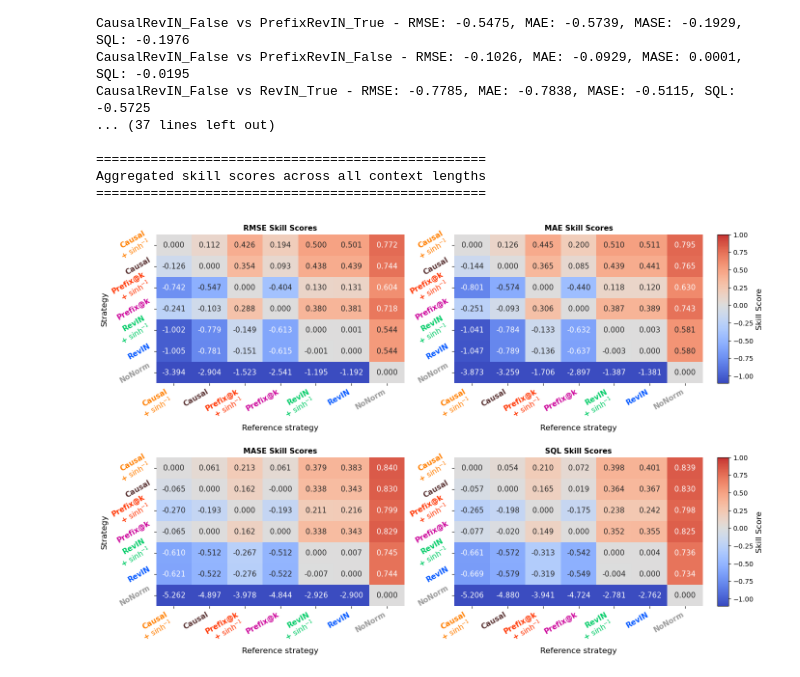
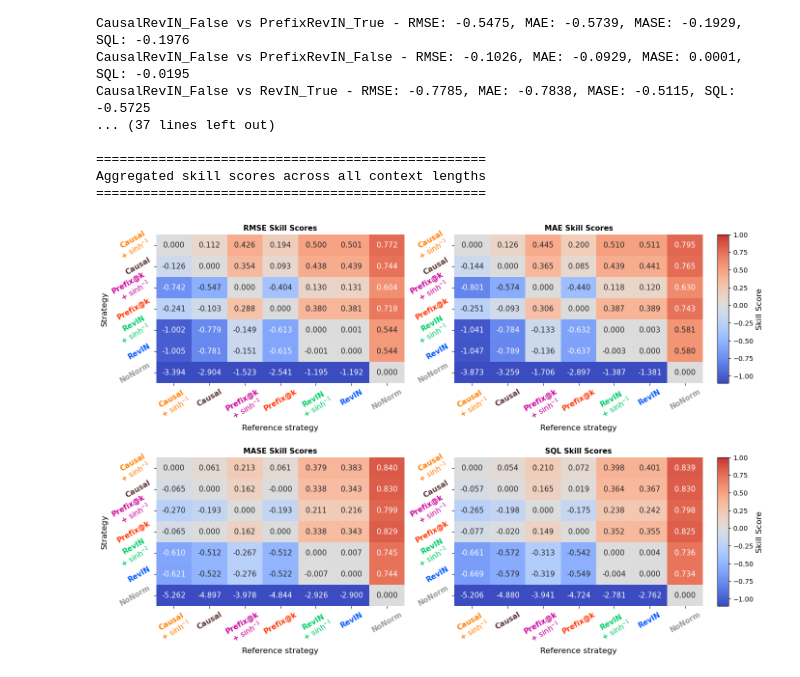
Before and after one commit to vilhess/normalizer, a Jupyter notebook: notebooks/skill_score.ipynb, the cells around one changed output. Drawn from its saved outputs; the diff is of its cells as text; code cells hidden in the pictures.

```diff
--- a/notebooks/skill_score.ipynb
+++ b/notebooks/skill_score.ipynb
@@ -21,8 +21,8 @@ dic_model_colors = {
     r"Causal":                 "#573030FF",  # semi-transparent brown
     r"RevIN + $\sinh^{-1}$":   "#00CC66",  # vivid green
     r"RevIN":                  "#0055FF",  # electric deep blue
-    r"Prefix@k + $\sinh^{-1}$": "#FF3300",  # bright red-orange
-    r"Prefix@k":               "#CC0099",  # strong magenta
+    r"Prefix@k + $\sinh^{-1}$": "#CC0099",  # strong magenta
+    r"Prefix@k":               "#FF3300",  # bright red-orange
     "NoNorm":                "#999999",  # medium gray
 
 }
@@ -202,34 +202,34 @@ for idx, (metric, title) in enumerate(metrics):
     ax.set_title(title, fontsize=11, fontweight='bold')
     ax.set_xlabel('Reference strategy', fontsize=12)
     ax.set_ylabel('Strategy' if col == 0 else '', fontsize=12)
-    ax.set_xticklabels(ax.get_xticklabels(), rotation=30, ha='right')
-    ax.set_yticklabels(ax.get_yticklabels(), rotation=30, ha='right')
+    ax.set_xticklabels(ax.get_xticklabels(), rotation=30)
+    ax.set_yticklabels(ax.get_yticklabels(), rotation=30)
     ax.tick_params(axis='both', labelsize=11)
 
     for label in ax.get_xticklabels():
         original_text = label.get_text().replace('\n', ' ')
         label.set_color(dic_model_colors[original_text])
         label.set_fontweight('bold')
     for label in ax.get_yticklabels():
         original_text = label.get_text().replace('\n', ' ')
         label.set_color(dic_model_colors[original_text])
         label.set_fontweight('bold')
 
 fig.subplots_adjust(right=0.88, hspace=0.5)
 
 # One colorbar per row, vertically centered on each row
 for row in range(2):
     # Get the bounding boxes of the two axes in this row
     pos0 = axes[row, 0].get_position()
     pos1 = axes[row, 1].get_position()
     cbar_ax = fig.add_axes([0.90, pos0.y0, 0.015, pos0.y1 - pos0.y0])
     cbar = fig.colorbar(axes[row, 1].collections[0], cax=cbar_ax)
     cbar.set_label('Skill Score', fontsize=12)
     cbar.ax.tick_params(labelsize=10)
 
 if INCLUDE_NO_NORM:
     plt.savefig('figures/skill_score/skill_scores_nonorm.pdf', format='pdf', dpi=300, bbox_inches='tight')
 else:
     plt.savefig('figures/skill_score/skill_scores.pdf', format='pdf', dpi=300, bbox_inches='tight')
 # %% [output]
-[figure, old version]
+[figure, new version]
```
